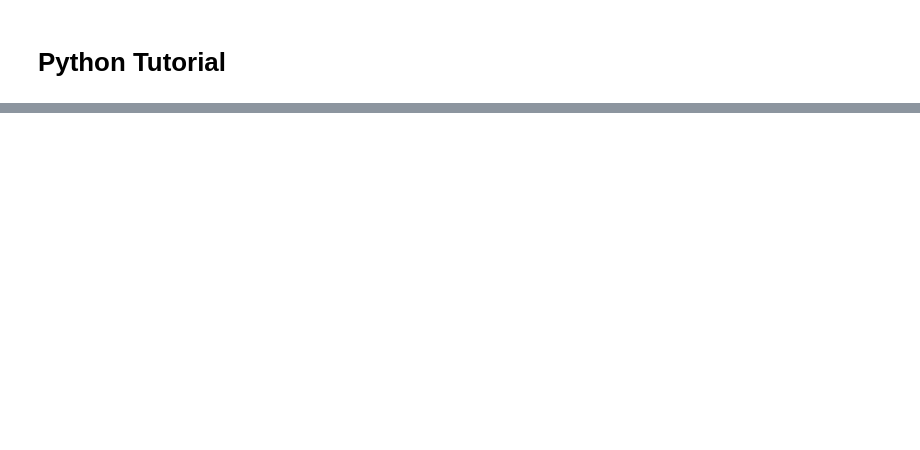
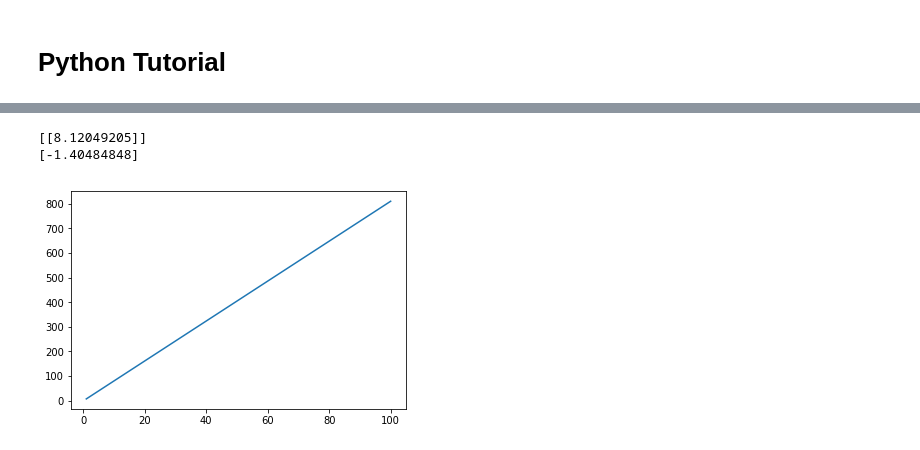
Before and after one commit to UWPRG/MOLSIM, a Jupyter notebook: Lectures/week2/Linux and Coding Basics.ipynb, the cells around one changed output, grey strips where cells are left out. Saved outputs shown, nothing was run; the diff lists cells and outputs as text; code cells hidden in the pictures; blank space fills up the shorter version.

```diff
--- a/Lectures/week2/Linux and Coding Basics.ipynb
+++ b/Lectures/week2/Linux and Coding Basics.ipynb
@@ -44,3 +182,18 @@ https://www.youtube.com/watch?v=0fKg7e37bQE
+# %%
+from sklearn import linear_model
+regr =  linear_model.LinearRegression()
+X = X.reshape(-1,1)
+Y = Y.reshape(-1,1)
+regr.fit(X, Y)
+Yp = regr.predict(X)
+print(regr.coef_)
+print(regr.intercept_)
+plt.plot(X, Yp)
+plt.show()
+# %% [output]
+[[8.12049205]]
+[-1.40484848]
+[figure, added]
 # %% [markdown]
 # More:
 ## Python:
```
Also changed, not shown: parts of 33 cells of this notebook, 3 other files.
